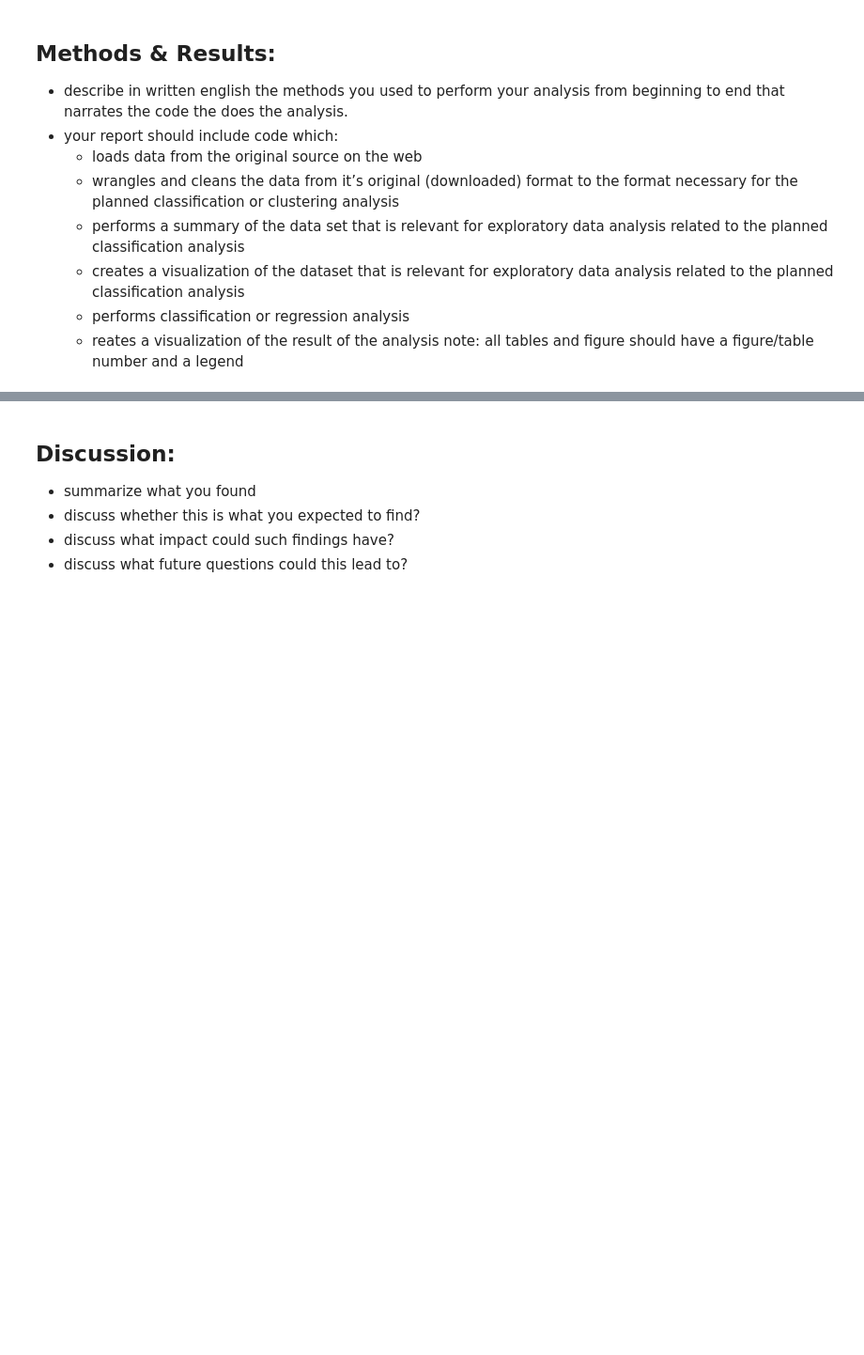
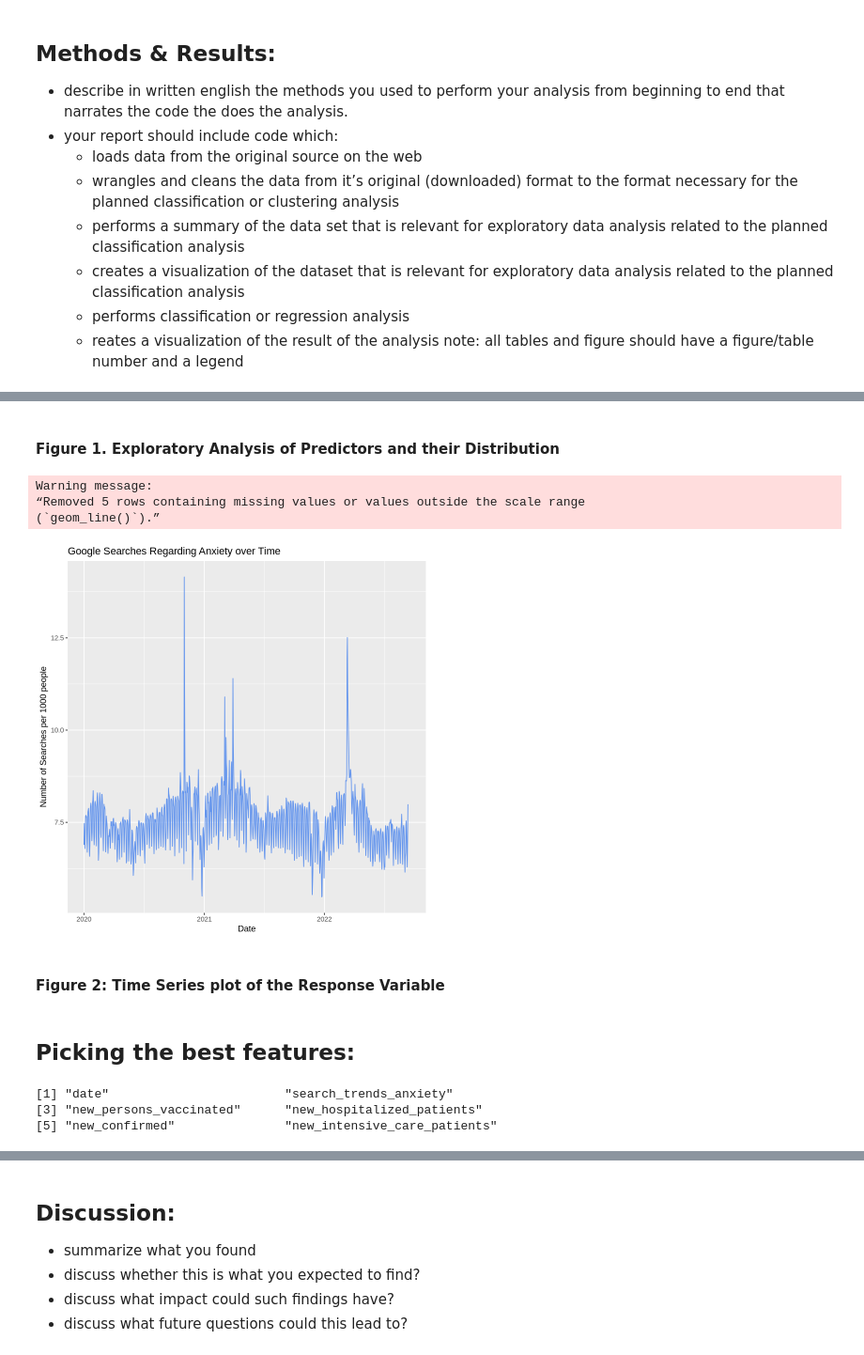
Before and after one commit to DSCI-310-2025/dsci-310-group-14, a Jupyter notebook: covid_analysis.ipynb, the cells around one changed output, grey strips where cells are left out. Shown at 94% size. Drawn from its saved outputs; the diff is of its cells as text; code cells hidden in the pictures; blank space fills up the shorter version.

```diff
--- a/covid_analysis.ipynb
+++ b/covid_analysis.ipynb
@@ -26,0 +49,3 @@ library(tidyverse)
+# %%
+us_covid <- read_csv("data/US.csv")
+head(US)
@@ -26,0 +149,53 @@ library(tidyverse)
+# %% [markdown]
+<h4>Figure 1. Exploratory Analysis of Predictors and their Distribution</h4>
+# %%
+anxiety_time_plot <- ggplot(us_covid, aes(y=search_trends_anxiety, x= date )) +
+  geom_line(color = "cornflower blue")+
+  labs(title = "Google Searches Regarding Anxiety over Time",
+       x = "Date",
+       y = "Number of Searches per 1000 people")
+
+anxiety_time_plot
+# %% [output]
+Warning message:
+“Removed 5 rows containing missing values or values outside the scale range
+(`geom_line()`).”
+[figure, added]
+# %% [markdown]
+<h4>Figure 2: Time Series plot of the Response Variable</h4>
+# %% [markdown]
+<h2>Picking the best features:</h2>
+# %%
+# splitting the data:
+covid_split <- initial_split(us_selected, prop = 0.75, strata = search_trends_anxiety)
+covid_train <- training(covid_split)
+covid_test <- testing(covid_split)
+
+# make dates into number of days
+covid_train_numeric <- covid_train|>
+  mutate(date = as.numeric(date))
+
+covid_backward_sel <- regsubsets(
+  x = search_trends_anxiety ~ new_persons_vaccinated +
+    new_hospitalized_patients +
+    new_confirmed +
+    new_intensive_care_patients +
+    date,
+  nvmax = 5,
+  data = covid_train_numeric,
+  method = "backward",
+)
+
+# summary of each model's performance
+covid_backward_sel_summary_df <- data.frame(
+  n_input_variables = 1:5,
+  RSQ = covid_backward_sel_summary$rsq,
+  RSS = covid_backward_sel_summary$rss,
+  ADJ.R2 = covid_backward_sel_summary$adjr2
+)
+
+covid_backward_sel_summary_df
+# %% [output]
+[1] "date"                        "search_trends_anxiety"
+[3] "new_persons_vaccinated"      "new_hospitalized_patients"
+[5] "new_confirmed"               "new_intensive_care_patients"
```
Also changed, not shown: parts of 20 cells of this notebook.
